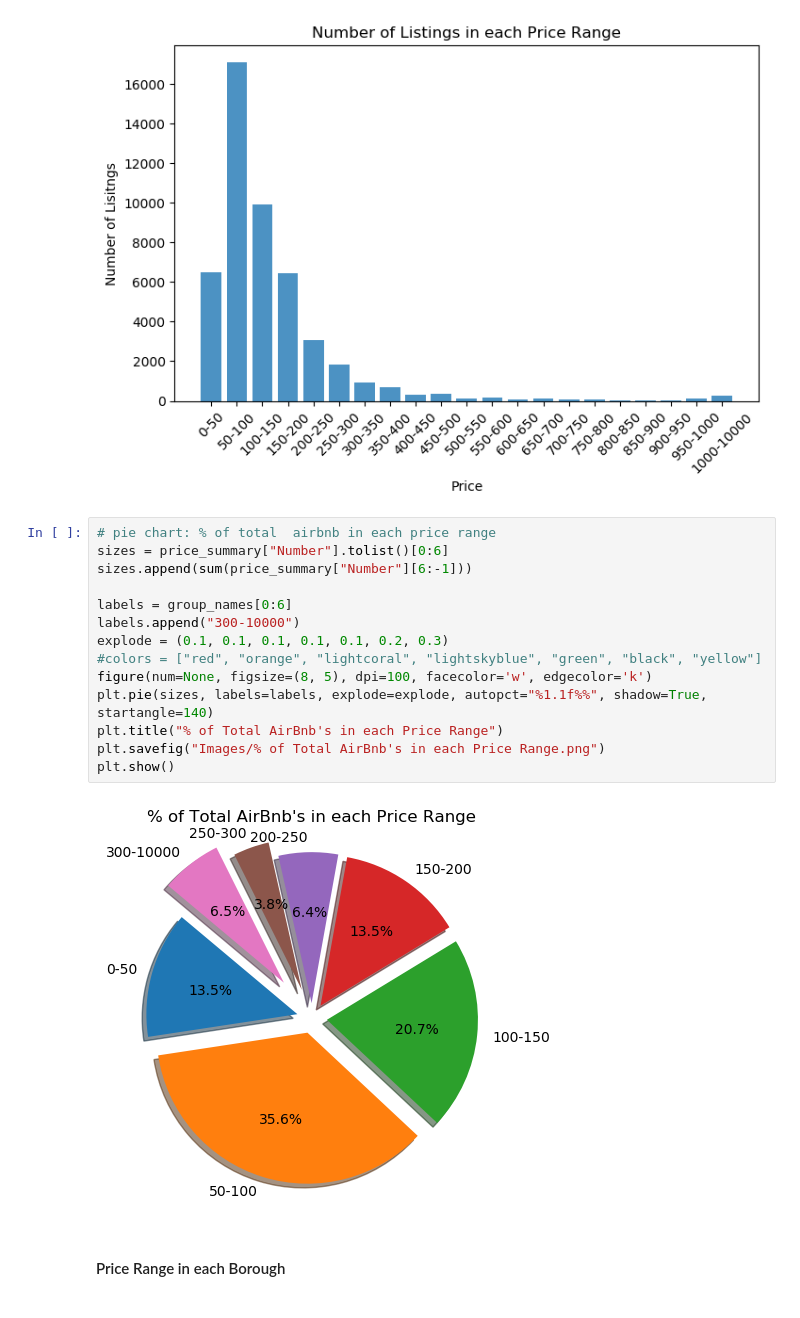
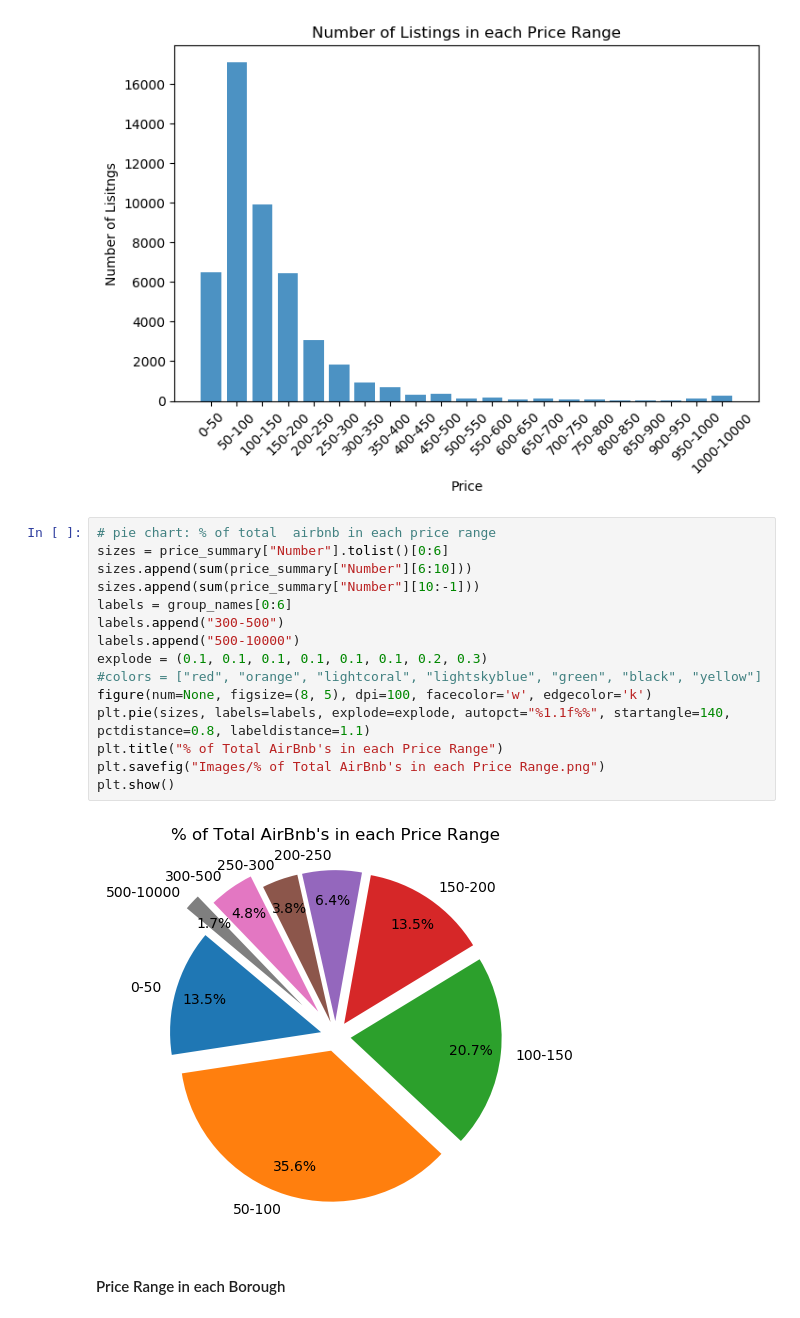
Before and after one commit to GeunT/Group-12-Project-1, a Jupyter notebook: Airbnb_starter_data.ipynb, the cells around one changed output. Drawn from its saved outputs; the diff is of its cells as text.

```diff
--- a/Airbnb_starter_data.ipynb
+++ b/Airbnb_starter_data.ipynb
@@ -272,19 +272,20 @@ plt.show()
 # %%
 # pie chart: % of total  airbnb in each price range
 sizes = price_summary["Number"].tolist()[0:6]
-sizes.append(sum(price_summary["Number"][6:-1]))
-
+sizes.append(sum(price_summary["Number"][6:10]))
+sizes.append(sum(price_summary["Number"][10:-1]))
 labels = group_names[0:6]
-labels.append("300-10000")
-explode = (0.1, 0.1, 0.1, 0.1, 0.1, 0.2, 0.3)
+labels.append("300-500")
+labels.append("500-10000")
+explode = (0.1, 0.1, 0.1, 0.1, 0.1, 0.1, 0.2, 0.3)
 #colors = ["red", "orange", "lightcoral", "lightskyblue", "green", "black", "yellow"]
 figure(num=None, figsize=(8, 5), dpi=100, facecolor='w', edgecolor='k')
-plt.pie(sizes, labels=labels, explode=explode, autopct="%1.1f%%", shadow=True, startangle=140)
+plt.pie(sizes, labels=labels, explode=explode, autopct="%1.1f%%", startangle=140, pctdistance=0.8, labeldistance=1.1)
 plt.title("% of Total AirBnb's in each Price Range")
 plt.savefig("Images/% of Total AirBnb's in each Price Range.png")
 plt.show()
 # %% [output]
-[figure, old version]
+[figure, new version]
 # %% [markdown]
 #### Price Range in each Borough
 # %%
```
Also changed, not shown: 2 other files.
